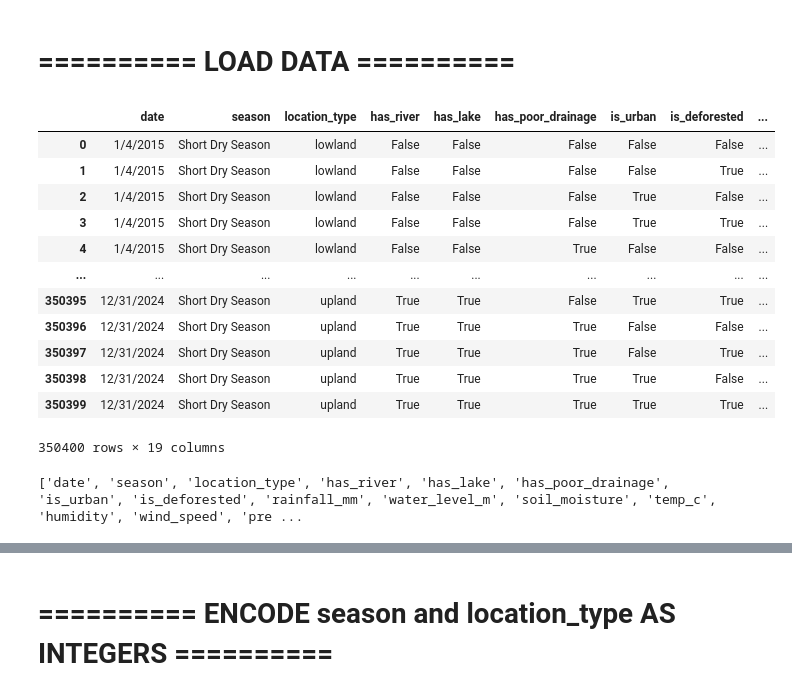
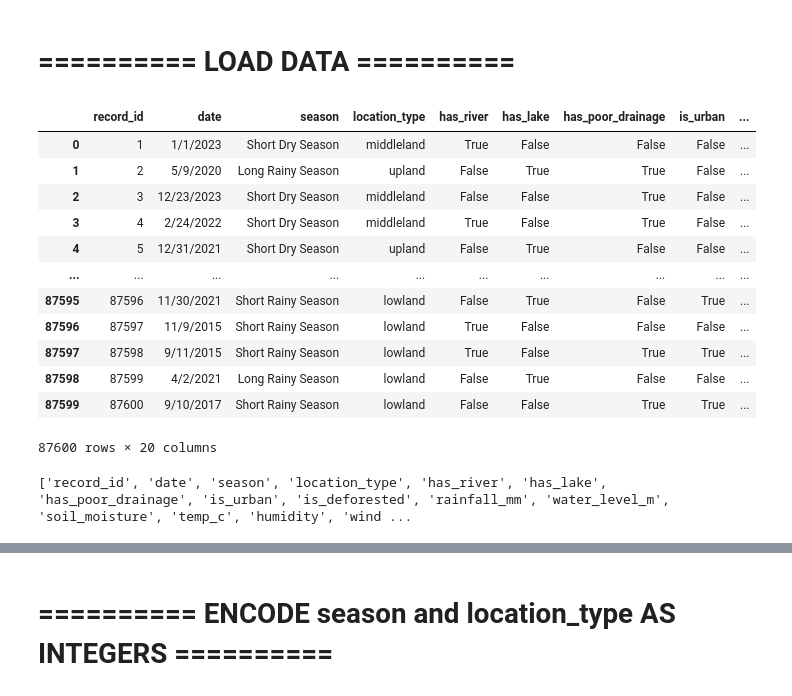
Before and after one commit to NElyse/FPA_Project, a Jupyter notebook: BackEnd/Model/FloodPridiction&Alert_System.ipynb, the cells around one changed output, grey strips where cells are left out. Cells and saved outputs as stored; diff of their text form; code cells hidden in the pictures.

```diff
--- a/BackEnd/Model/FloodPridiction&Alert_System.ipynb
+++ b/BackEnd/Model/FloodPridiction&Alert_System.ipynb
@@ -17,23 +16,23 @@ import gradio as gr
 # %% [markdown]
 # ========== LOAD DATA ==========
 # %%
-fpaData = pd.read_csv("flood_data_10_years.csv")
+fpaData = pd.read_csv("FloodData.csv")
 fpaData
 # %% [output]
-|  | date | season | location_type | has_river | has_lake | has_poor_drainage | is_urban | is_deforested | ... |
-| 0 | 1/4/2015 | Short Dry Season | lowland | False | False | False | False | False | ... |
-| 1 | 1/4/2015 | Short Dry Season | lowland | False | False | False | False | True | ... |
-| 2 | 1/4/2015 | Short Dry Season | lowland | False | False | False | True | False | ... |
-| 3 | 1/4/2015 | Short Dry Season | lowland | False | False | False | True | True | ... |
-| 4 | 1/4/2015 | Short Dry Season | lowland | False | False | True | False | False | ... |
+|  | record_id | date | season | location_type | has_river | has_lake | has_poor_drainage | is_urban | ... |
+| 0 | 1 | 1/1/2023 | Short Dry Season | middleland | True | False | False | False | ... |
+| 1 | 2 | 5/9/2020 | Long Rainy Season | upland | False | True | True | False | ... |
+| 2 | 3 | 12/23/2023 | Short Dry Season | middleland | False | False | True | False | ... |
+| 3 | 4 | 2/24/2022 | Short Dry Season | middleland | True | False | True | False | ... |
+| 4 | 5 | 12/31/2021 | Short Dry Season | upland | False | True | False | False | ... |
 | ... | ... | ... | ... | ... | ... | ... | ... | ... | ... |
-| 350395 | 12/31/2024 | Short Dry Season | upland | True | True | False | True | True | ... |
-| 350396 | 12/31/2024 | Short Dry Season | upland | True | True | True | False | False | ... |
-| 350397 | 12/31/2024 | Short Dry Season | upland | True | True | True | False | True | ... |
-| 350398 | 12/31/2024 | Short Dry Season | upland | True | True | True | True | False | ... |
-| 350399 | 12/31/2024 | Short Dry Season | upland | True | True | True | True | True | ... |
+| 87595 | 87596 | 11/30/2021 | Short Rainy Season | lowland | False | True | False | True | ... |
+| 87596 | 87597 | 11/9/2015 | Short Rainy Season | lowland | True | False | False | False | ... |
+| 87597 | 87598 | 9/11/2015 | Short Rainy Season | lowland | True | False | True | True | ... |
+| 87598 | 87599 | 4/2/2021 | Long Rainy Season | lowland | False | True | False | False | ... |
+| 87599 | 87600 | 9/10/2017 | Short Rainy Season | lowland | False | False | True | True | ... |
-350400 rows × 19 columns
+87600 rows × 20 columns
 # %%
 print(fpaData.columns.tolist())
 # %% [output]
-['date', 'season', 'location_type', 'has_river', 'has_lake', 'has_poor_drainage', 'is_urban', 'is_deforested', 'rainfall_mm', 'water_level_m', 'soil_moisture', 'temp_c', 'humidity', 'wind_speed', 'pre ...
+['record_id', 'date', 'season', 'location_type', 'has_river', 'has_lake', 'has_poor_drainage', 'is_urban', 'is_deforested', 'rainfall_mm', 'water_level_m', 'soil_moisture', 'temp_c', 'humidity', 'wind ...
```
Also changed, not shown: parts of 48 cells of this notebook, 11 other files.
